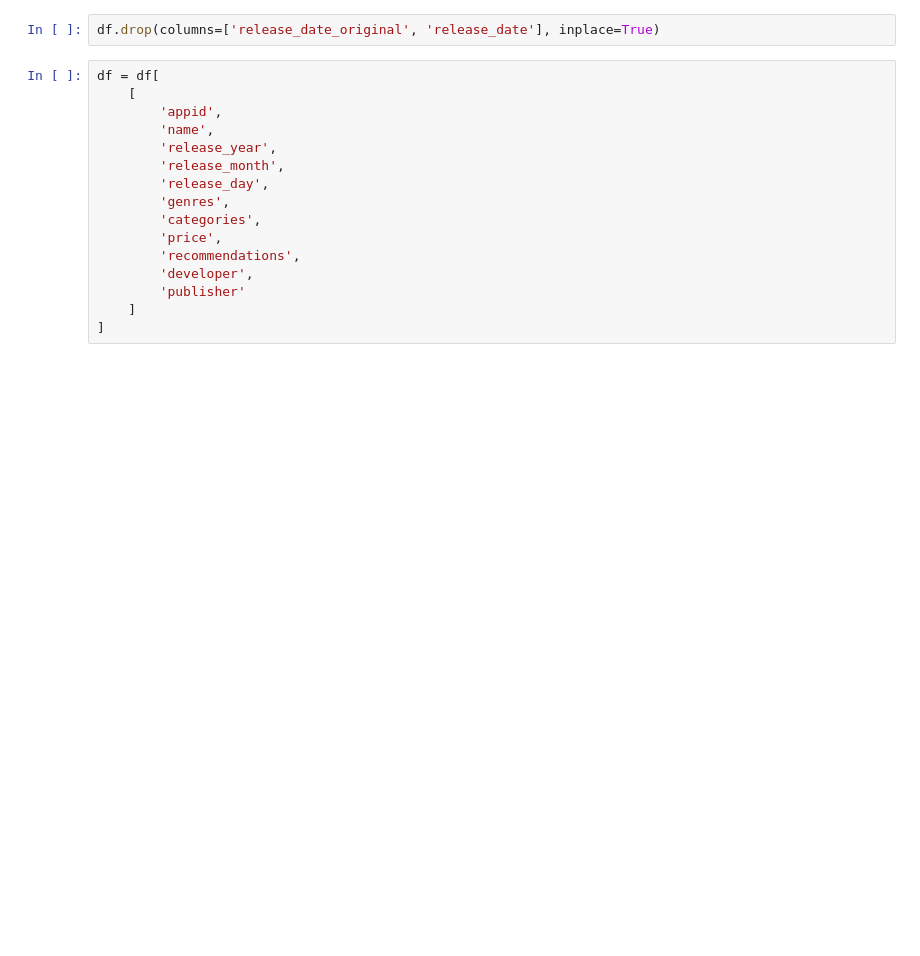
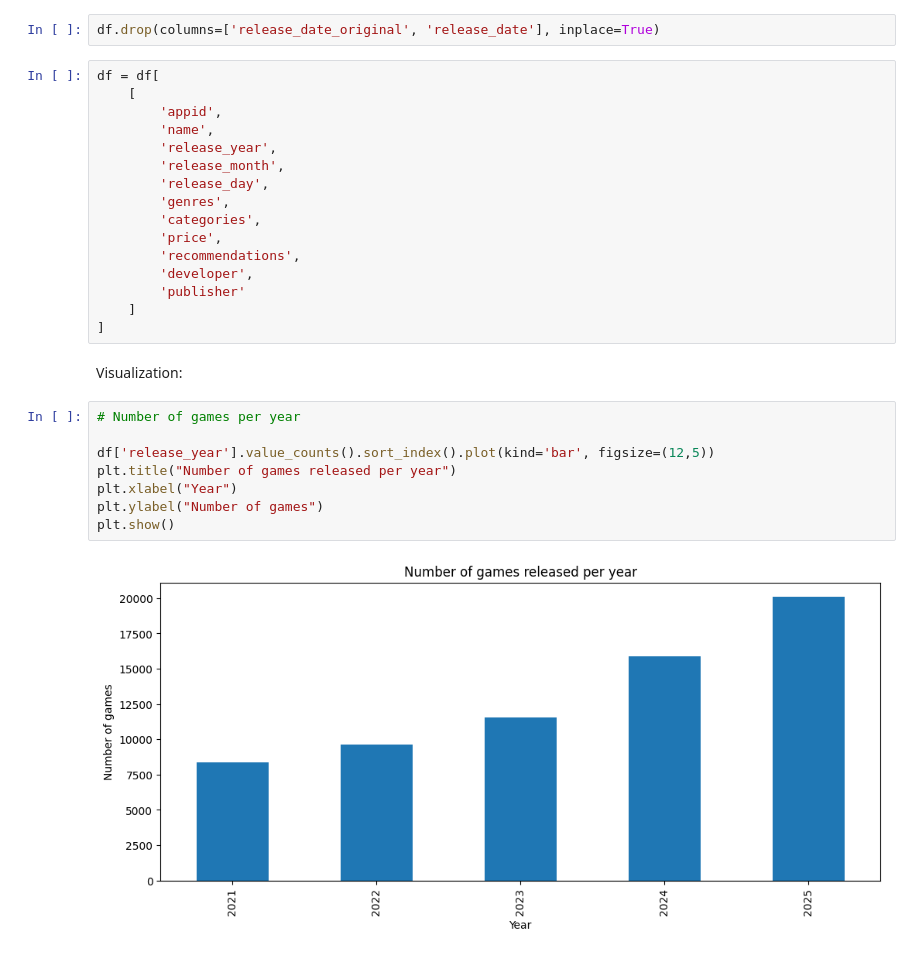
Before and after one commit to zhaklinghazaryan05-alt/EDA-project, a Jupyter notebook: steam_data_eda.ipynb, the cells around one changed output. Drawn from its saved outputs; the diff is of its cells as text; blank space fills up the shorter version.

```diff
--- a/steam_data_eda.ipynb
+++ b/steam_data_eda.ipynb
@@ -241,3 +241,15 @@ df = df[
         'publisher'
     ]
 ]
+# %% [markdown]
+Visualization:
+# %%
+# Number of games per year
+
+df['release_year'].value_counts().sort_index().plot(kind='bar', figsize=(12,5))
+plt.title("Number of games released per year")
+plt.xlabel("Year")
+plt.ylabel("Number of games")
+plt.show()
+# %% [output]
+[figure, added]
```
Also changed, not shown: parts of 19 cells of this notebook, 1 other file.
